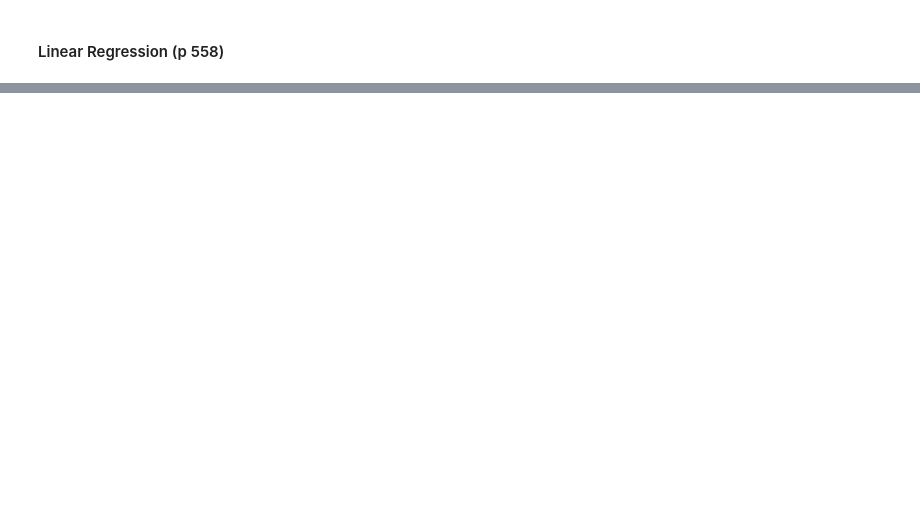
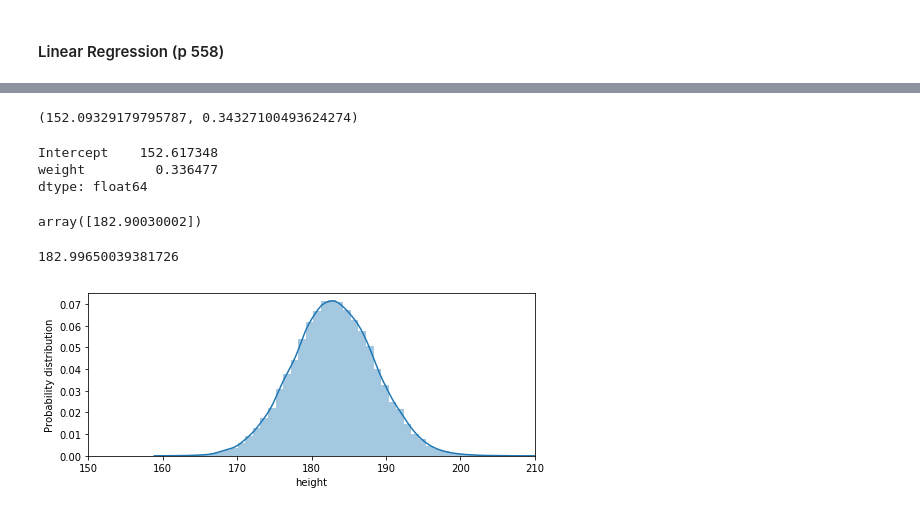
Before and after one commit to mathlarvalab/Nemurecal_Python, a Jupyter notebook: code/ch16/gee.ipynb, the cells around one changed output, grey strips where cells are left out. Cells and saved outputs as stored; diff of their text form; code cells hidden in the pictures; blank space fills up the shorter version.

```diff
--- a/code/ch16/gee.ipynb
+++ b/code/ch16/gee.ipynb
@@ -113,0 +201,13 @@ X.mean(), trace.get_values('X').std()
+# %%
+with mc.Model() as model:
+
+    # create random variables for the stochastic components of the model
+    sigma = mc.Uniform('sigma', 0, 10)
+    intercept = mc.Normal('intercept', 125, sd=30)
+    beta = mc.Normal('beta', 0, sd=5)
+
+    # create a deterministic variable that are functions of the stochastic
+    # variables but with observed ata attached
+    height_mu = intercept + beta * data.weight
+    mc.Normal('height', mu=height_mu, sd=sigma, observed=data.height)
+    predict_height = mc.Normal('predict_height', mu=intercept + beta * x, sd=sigma, shape=len(x))
@@ -113,0 +221,7 @@ X.mean(), trace.get_values('X').std()
+# %%
+# find a suitable starting point to sample marginal posterior
+# distribution for the model
+with model:
+    start = mc.find_MAP()
+    step = mc.NUTS()
+    trace = mc.sample(10000, step, start=start);
@@ -113,0 +234,37 @@ X.mean(), trace.get_values('X').std()
+# %%
+# obtain the values of the intercept and coefficient in the linear model
+intercept = trace.get_values("intercept").mean()
+beta = trace.get_values("beta").mean()
+
+intercept, beta
+# %% [output]
+(152.09329179795787, 0.34327100493624274)
+# %%
+# obtain the corresponding result from the statsmodels analysis
+result.params
+# %% [output]
+Intercept    152.617348
+weight         0.336477
+dtype: float64
+# %%
+# predict the expected height in the statsmodels approach
+result.predict({"weight": 90}).values
+# %% [output]
+array([182.90030002])
+# %%
+# obtain the corresponding result in the Bayesian model by
+# computing the mean for the distribution of the stochastic variables
+weight_index = np.where(x == 90)[0][0]
+trace.get_values("predict_height")[:, weight_index].mean()
+# %% [output]
+182.99650039381726
+# %%
+# plot a histogram and the kernel density estimate of the probability
+# distributin for the weight 90kg
+fig, ax = plt.subplots(figsize=(8, 3))
+sns.distplot(trace.get_values("predict_height")[:, weight_index], ax=ax)
+ax.set_xlim(150, 210)
+ax.set_xlabel("height")
+ax.set_ylabel("Probability distribution");
+# %% [output]
+[figure, added]
```
Also changed, not shown: parts of 26 cells of this notebook.
